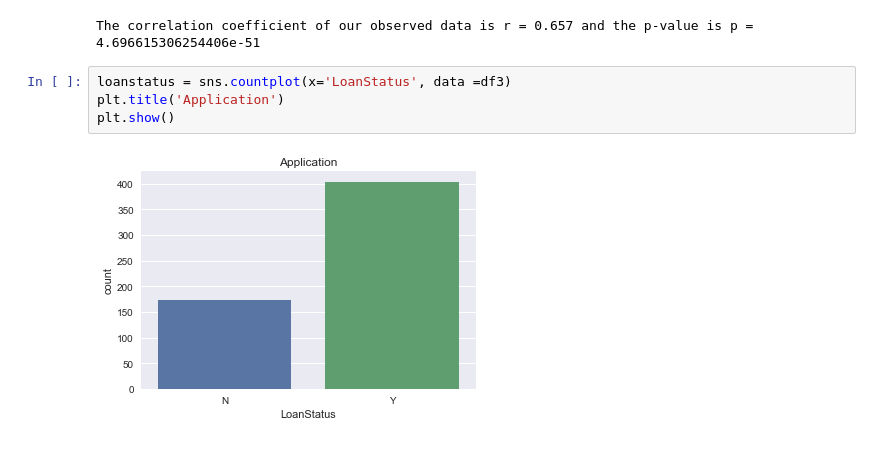
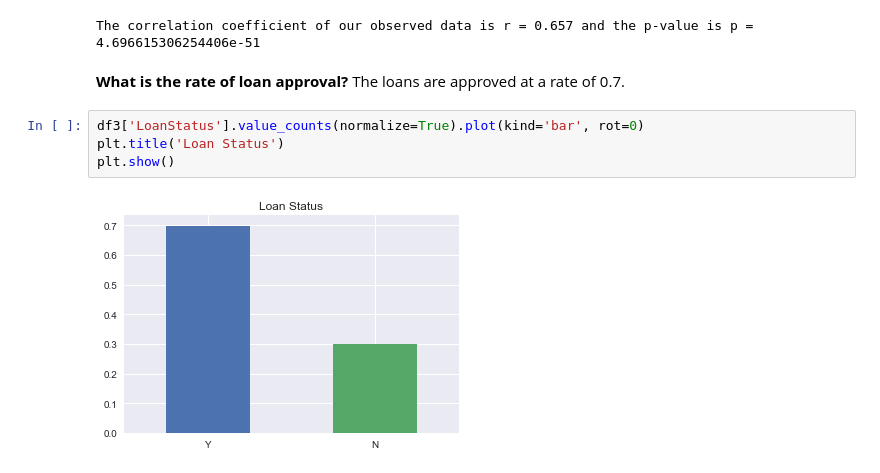
Before and after one commit to sedale33/Springboard, a Jupyter notebook: CP1HomeLoan.ipynb, the cells around one changed output. Saved outputs shown, nothing was run; the diff lists cells and outputs as text.

```diff
--- a/CP1HomeLoan.ipynb
+++ b/CP1HomeLoan.ipynb
@@ -303,9 +305,12 @@ m, b, r, p, s = stats.linregress(approved_cleaned['TotalIncome'], approved_clean
 print('The correlation coefficient of our observed data is r =', round(r,3), 'and the p-value is p =', p)
 # %% [output]
 The correlation coefficient of our observed data is r = 0.657 and the p-value is p = 4.696615306254406e-51
-# %%
-loanstatus = sns.countplot(x='LoanStatus', data =df3)
-plt.title('Application')
-plt.show()
-# %% [output]
-[figure, removed]
+# %% [markdown]
+**What is the rate of loan approval?**
+The loans are approved at a rate of 0.7.
+# %%
+df3['LoanStatus'].value_counts(normalize=True).plot(kind='bar', rot=0)
+plt.title('Loan Status')
+plt.show()
+# %% [output]
+[figure, added]
```
Also changed, not shown: parts of 34 cells of this notebook.
